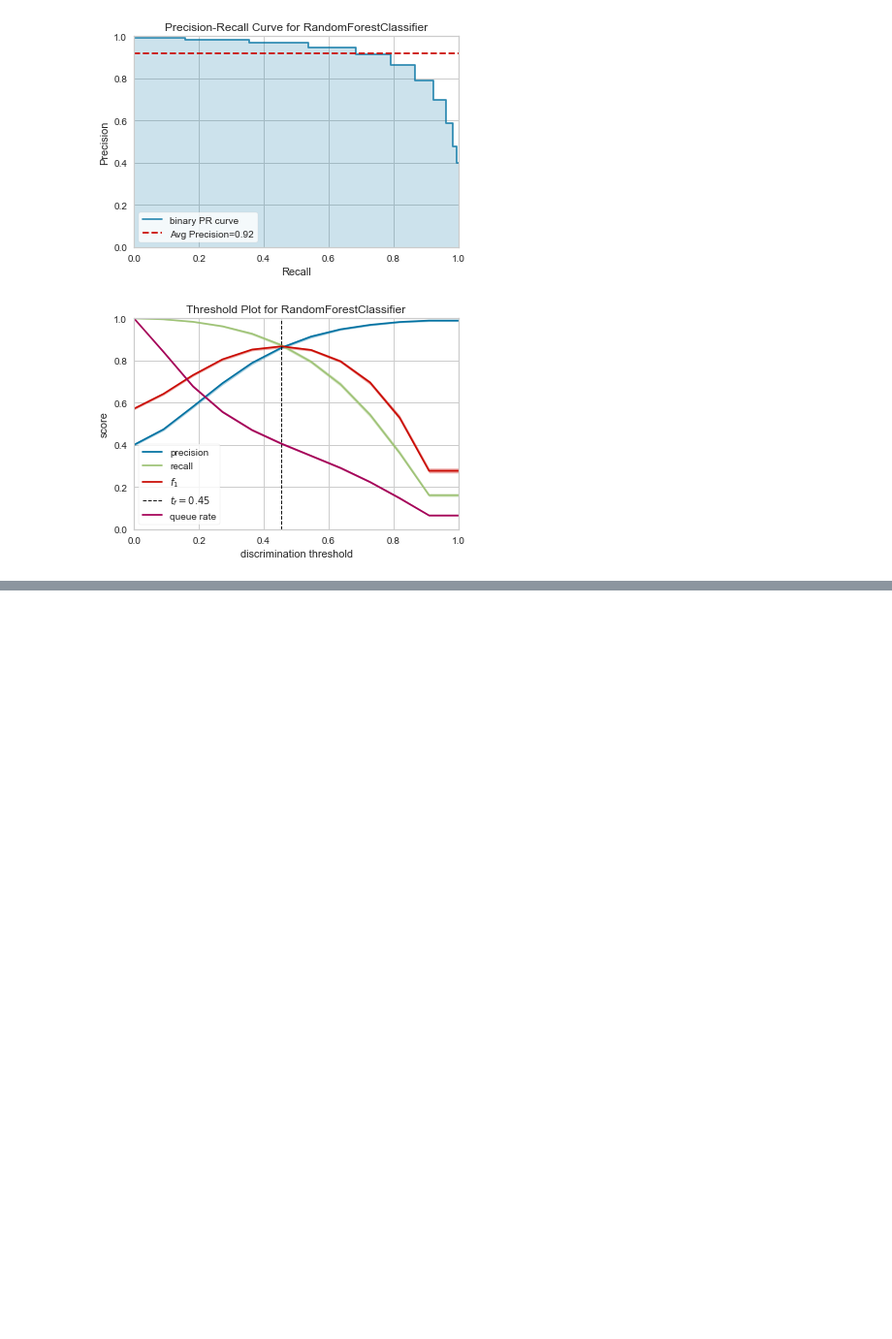
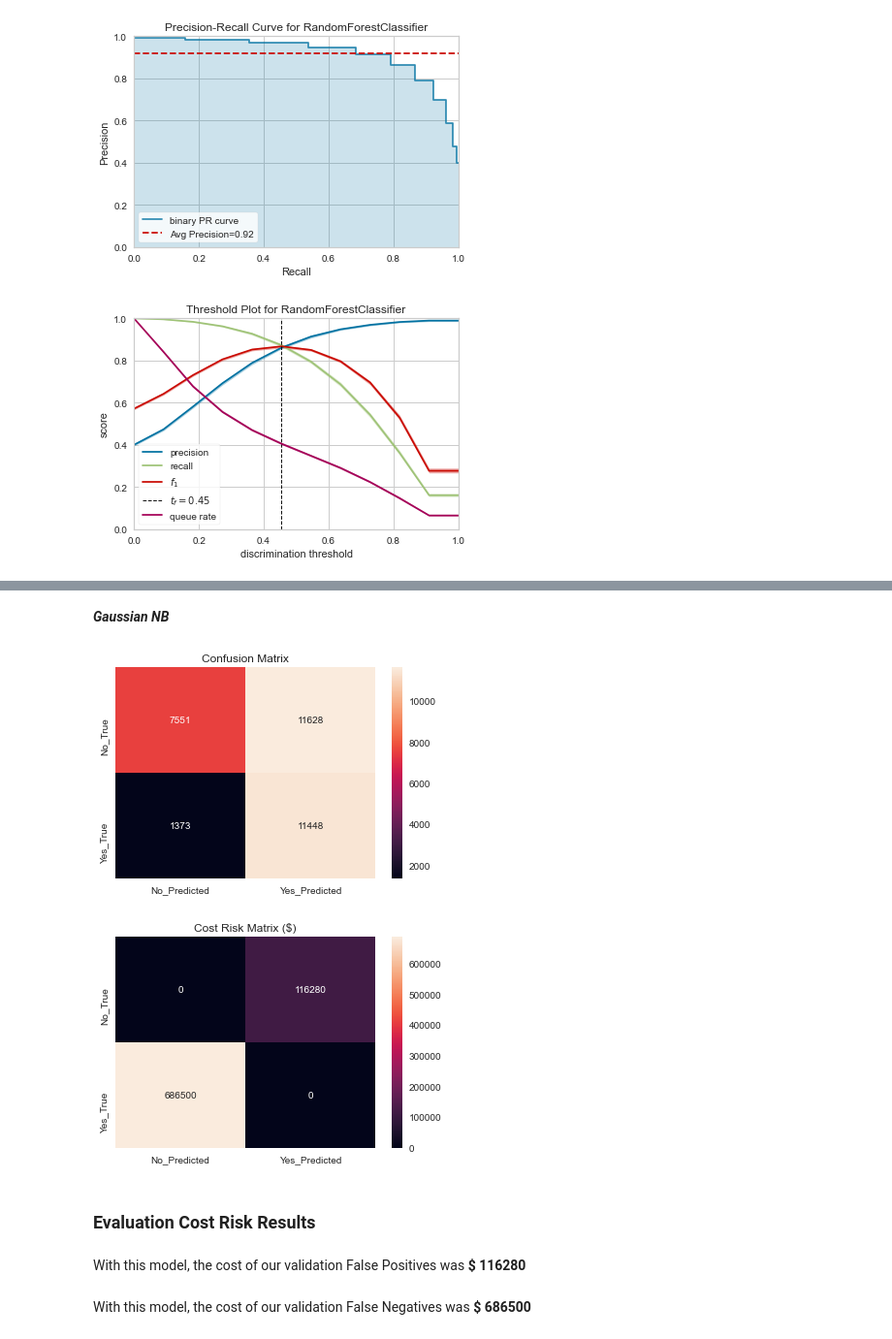
Before and after one commit to sterlingbeason/MSDS-7333-QTW, a Jupyter notebook: Final/QTW-Final_SK_FINAL.ipynb, the cells around one changed output, grey strips where cells are left out. Shown at 97% size. Saved outputs shown, nothing was run; the diff lists cells and outputs as text; code cells hidden in the pictures; blank space fills up the shorter version.

```diff
--- a/Final/QTW-Final_SK_FINAL.ipynb
+++ b/Final/QTW-Final_SK_FINAL.ipynb
@@ -1049,4 +1072,6 @@ compare_classifiers(rf, nb, 'Random Forest', 'Gaussian Naive Bayes', X_train,
 # %%
 pred_rf = rf.predict(X_test)
 probs_rf  = rf.predict_proba(X_test)
+pred_nb = nb.predict(X_test)
+probs_nb  = nb.predict_proba(X_test)
 # %%
@@ -1057,0 +1108,24 @@ x[1]
+# %% [markdown]
+***Gaussian NB***
+# %%
+cfm_copy = ncf_nb[1].copy()
+cfm_copy["No_Predicted"][0] *= 0 # TN
+cfm_copy["No_Predicted"][1] *= 500 # FN
+cfm_copy["Yes_Predicted"][0] *= 10 # FP
+cfm_copy["Yes_Predicted"][1] *= 0 # TP
+
+sns.heatmap(ncf_nb[1], annot=True, fmt="#").set_title("Confusion Matrix")
+plt.show()
+
+sns.heatmap(cfm_copy, annot=True, fmt="#").set_title("Cost Risk Matrix ($)")
+plt.show()
+
+display(md("### Evaluation Cost Risk Results"))
+display(md(f"With this model, the cost of our validation False Positives was **$ {cfm_copy['Yes_Predicted'][0]}**"))
+display(md(f"With this model, the cost of our validation False Negatives was **$ {cfm_copy['No_Predicted'][1]}**"))
+# %% [output]
+[figure, added]
+[figure, added]
+### Evaluation Cost Risk Results
+With this model, the cost of our validation False Positives was **$ 116280**
+With this model, the cost of our validation False Negatives was **$ 686500**
```
Also changed, not shown: parts of 17 cells of this notebook, 2 other files.
